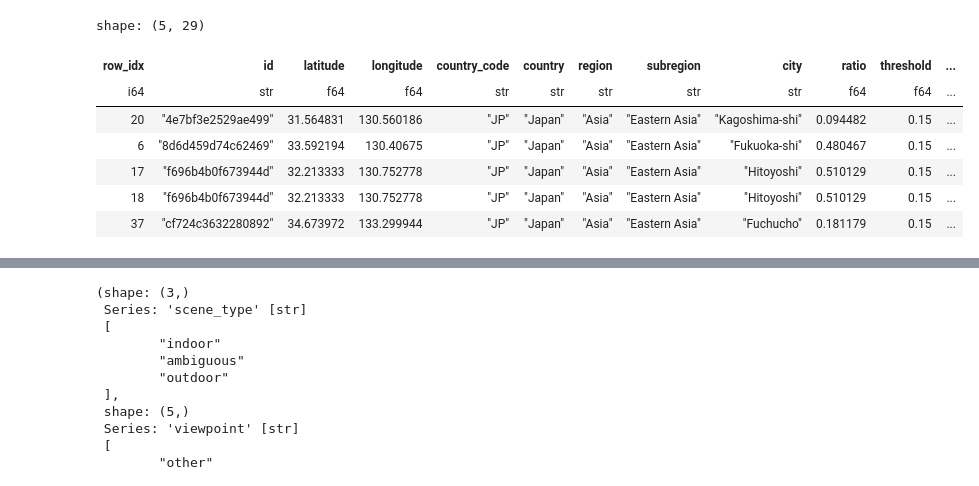
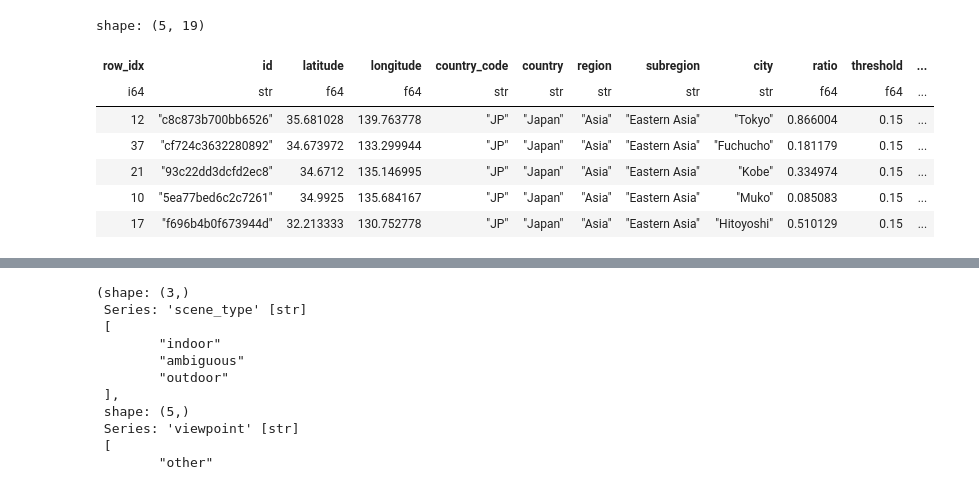
Before and after one commit to fhrzn/multi-pov-ir, a Jupyter notebook: notebook/resnet-viewpoint.ipynb, the cells around one changed output, grey strips where cells are left out. Drawn from its saved outputs; the diff is of its cells as text; code cells hidden in the pictures.

```diff
--- a/notebook/resnet-viewpoint.ipynb
+++ b/notebook/resnet-viewpoint.ipynb
@@ -5,14 +5,14 @@ from PIL import Image
 
 BASEPATH = "/home/affahrizain/projects/datasets/geotir"
 # %%
-df = pl.read_csv(os.path.join(BASEPATH, "jp_gldv_mp16_merged_saliency.csv"))
+df = pl.read_csv(os.path.join(BASEPATH, "jp_gldv_mp16_merged_scenetags.csv"))
 df.head()
 # %% [output]
-shape: (5, 29)
+shape: (5, 19)
 | row_idx | id | latitude | longitude | country_code | country | region | subregion | city | ratio | threshold | ... |
 | i64 | str | f64 | f64 | str | str | str | str | str | f64 | f64 | ... |
-| 20 | "4e7bf3e2529ae499" | 31.564831 | 130.560186 | "JP" | "Japan" | "Asia" | "Eastern Asia" | "Kagoshima-shi" | 0.094482 | 0.15 | ... |
-| 6 | "8d6d459d74c62469" | 33.592194 | 130.40675 | "JP" | "Japan" | "Asia" | "Eastern Asia" | "Fukuoka-shi" | 0.480467 | 0.15 | ... |
+| 12 | "c8c873b700bb6526" | 35.681028 | 139.763778 | "JP" | "Japan" | "Asia" | "Eastern Asia" | "Tokyo" | 0.866004 | 0.15 | ... |
+| 37 | "cf724c3632280892" | 34.673972 | 133.299944 | "JP" | "Japan" | "Asia" | "Eastern Asia" | "Fuchucho" | 0.181179 | 0.15 | ... |
+| 21 | "93c22dd3dcfd2ec8" | 34.6712 | 135.146995 | "JP" | "Japan" | "Asia" | "Eastern Asia" | "Kobe" | 0.334974 | 0.15 | ... |
+| 10 | "5ea77bed6c2c7261" | 34.9925 | 135.684167 | "JP" | "Japan" | "Asia" | "Eastern Asia" | "Muko" | 0.085083 | 0.15 | ... |
 | 17 | "f696b4b0f673944d" | 32.213333 | 130.752778 | "JP" | "Japan" | "Asia" | "Eastern Asia" | "Hitoyoshi" | 0.510129 | 0.15 | ... |
-| 18 | "f696b4b0f673944d" | 32.213333 | 130.752778 | "JP" | "Japan" | "Asia" | "Eastern Asia" | "Hitoyoshi" | 0.510129 | 0.15 | ... |
-| 37 | "cf724c3632280892" | 34.673972 | 133.299944 | "JP" | "Japan" | "Asia" | "Eastern Asia" | "Fuchucho" | 0.181179 | 0.15 | ... |
```
Also changed, not shown: parts of 13 cells of this notebook, 1 other file.
